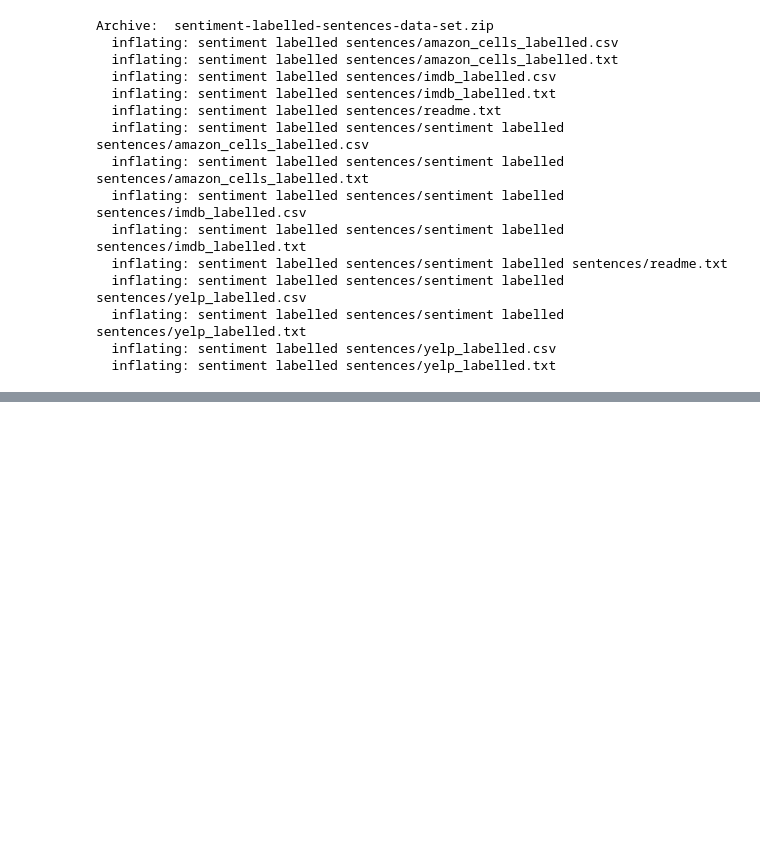
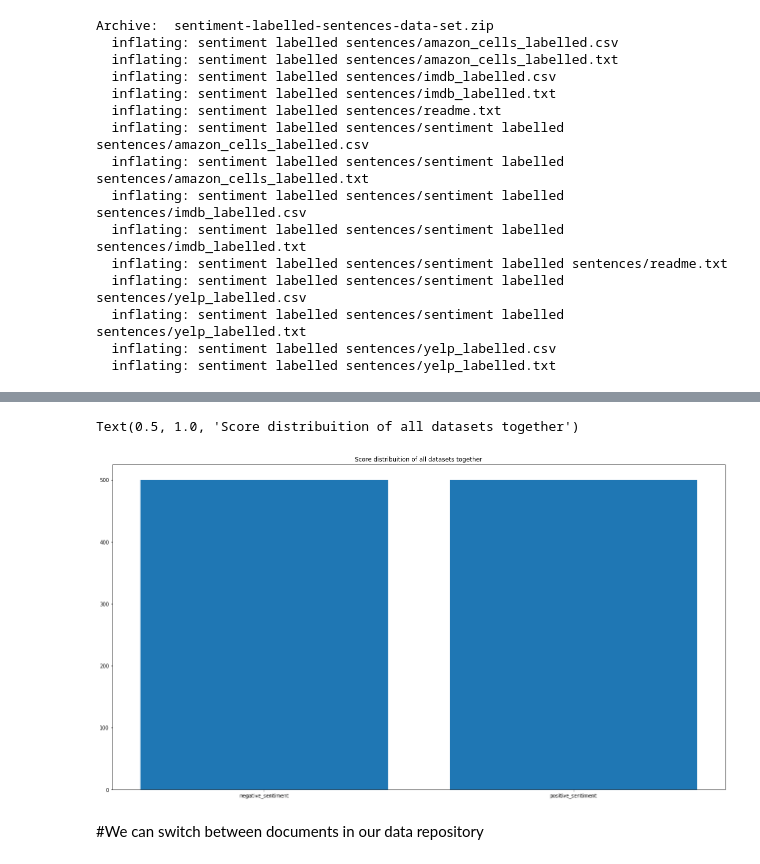
Before and after one commit to zivlir/FirstRepository, a Jupyter notebook: MainModel.ipynb, the cells around one changed output, grey strips where cells are left out. Drawn from its saved outputs; the diff is of its cells as text; code cells hidden in the pictures; blank space fills up the shorter version.

```diff
--- a/MainModel.ipynb
+++ b/MainModel.ipynb
@@ -134,0 +219,23 @@ memory usage: 44.8+ KB
+# %%
+from __future__ import print_function
+
+wdataset = pd.concat(ds_arr)
+
+print(wdataset.iloc[5])
+print('\n')
+print(wdataset.iloc[500])
+print('\n')
+print(wdataset.iloc[999])
+print('\n')
+print(wdataset.iloc[1000])
+print('\n')
+print(wdataset.iloc[1100])
+print('\n')
+print(wdataset.iloc[1850])
+print('\n')
+print(wdataset.iloc[1893])
+print('\n')
+print(wdataset.iloc[2001])
+print('\n')
+print(wdataset.iloc[2999])
+print('\n')
@@ -145,0 +320,7 @@ dataset1.head()
+# %%
+decode_map = {0: "negative_sentiment", 1: "positive_sentiment"}
+def decode_sentiment(sc):
+    return decode_map[int(sc)]
+# %%
+%%time
+wdataset.score = wdataset.score.apply(lambda x: decode_sentiment(x))
@@ -145,0 +330,11 @@ dataset1.head()
+# %%
+score_cnt = Counter(wdataset.score)
+
+plt.figure(figsize=(22,12))
+plt.bar(score_cnt.keys(), score_cnt.values())
+plt.title("Score distribuition of all datasets together")
+# %% [output]
+Text(0.5, 1.0, 'Score distribuition of all datasets together')
+[figure, added]
+# %% [markdown]
+#We can switch between documents in our data repository
```
Also changed, not shown: parts of 29 cells of this notebook.
